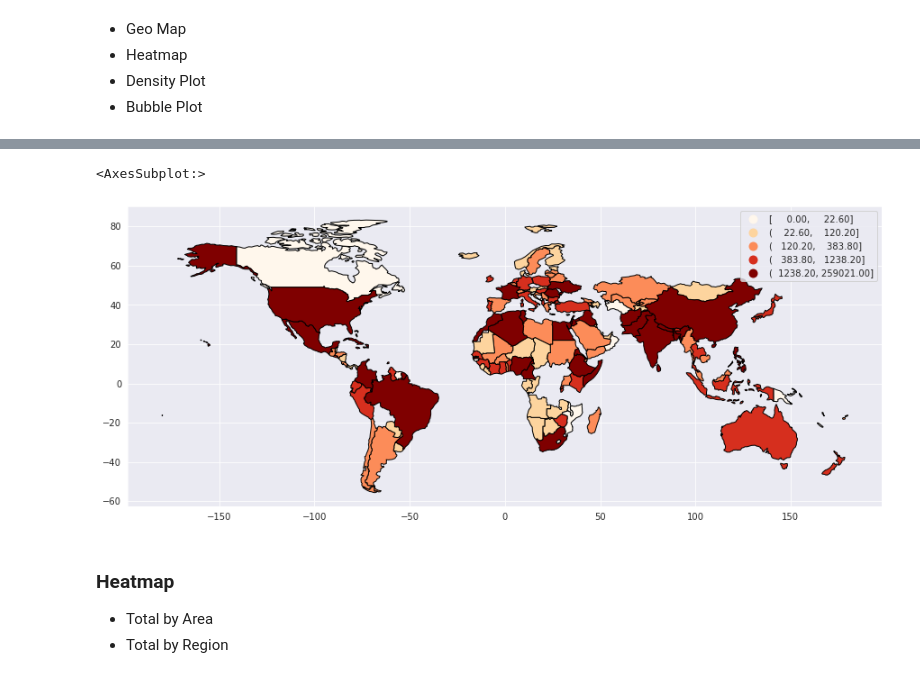
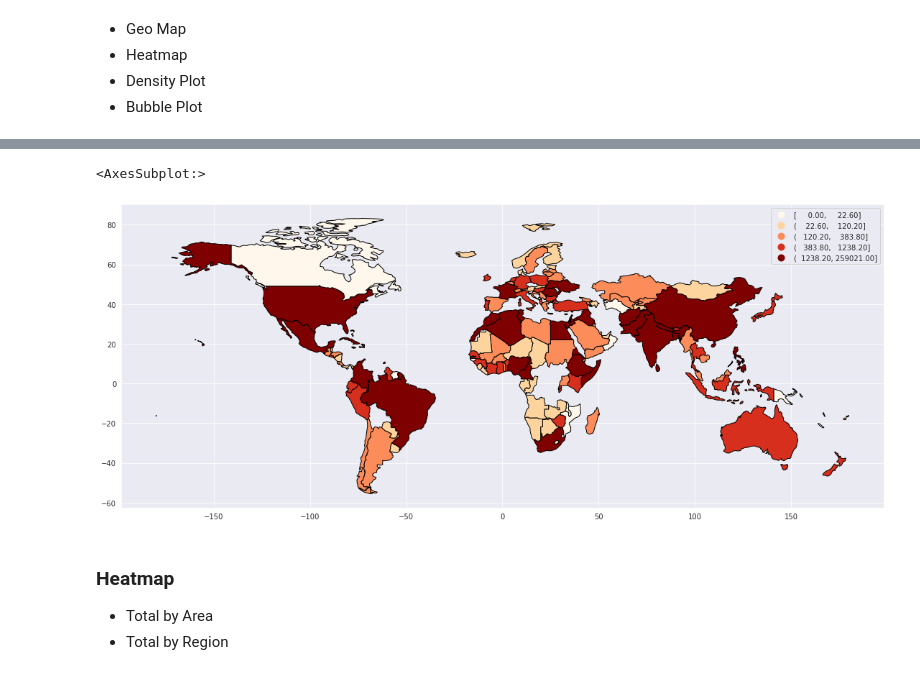
Before and after one commit to DaniloNunesMelo/Dan_Portfolio_Code, a Jupyter notebook: python-data-analysis/Inter-Migr-Flows/AppDan - Canada International Migration Flows.ipynb, the cells around one changed output, grey strips where cells are left out. Saved outputs shown, nothing was run; the diff lists cells and outputs as text; code cells hidden in the pictures.

```diff
--- a/python-data-analysis/Inter-Migr-Flows/AppDan - Canada International Migration Flows.ipynb
+++ b/python-data-analysis/Inter-Migr-Flows/AppDan - Canada International Migration Flows.ipynb
@@ -230,0 +215,10 @@ plt.tight_layout()
+# %%
+sns.set_style("darkgrid")
+f, axes = plt.subplots(1,1, figsize=(11,8))
+
+sca = sns.scatterplot(data=df_canada_migration_flow, x="DateYear", y="PeopleQtd", hue="AreaName", \
+                 size="PeopleQtd", sizes=(20, 400))
+
+plt.legend(bbox_to_anchor=(1.05, 1), loc=2, borderaxespad=0.)
+
+plt.tight_layout()
@@ -230,0 +227,10 @@ plt.tight_layout()
+# %%
+sns.set_style("darkgrid")
+f, axes = plt.subplots(1,1, figsize=(11,8))
+
+XRegName = sns.lineplot(data=df_canada_migration_flow, x="DateYear", y="PeopleQtd", hue="RegName", \
+                   markers=True, dashes=False)
+
+plt.legend(bbox_to_anchor=(1.05, 1), loc=2, borderaxespad=0.)
+
+plt.tight_layout()
@@ -230,0 +239,10 @@ plt.tight_layout()
+# %%
+sns.set_style("darkgrid")
+f, axes = plt.subplots(1,1, figsize=(12,7))
+
+XAreaName = sns.lineplot(data=df_canada_migration_flow, x="DateYear", y="PeopleQtd", hue="AreaName", \
+                   markers=True, dashes=False)
+
+plt.legend(bbox_to_anchor=(1.05, 1), loc=2, borderaxespad=0.)
+
+plt.tight_layout()
@@ -281,23 +291,23 @@ world_canada[world_canada["RegName"]=="South America"].head(50)
 # %%
 #from mpl_toolkits.axes_grid1 import make_axes_locatable
 
-fig, ax = plt.subplots(1, 1, figsize=(15,10))
+fig, ax = plt.subplots(1, 1, figsize=(19,10))
 
 #divider = make_axes_locatable(ax)
 
 #cax = divider.append_axes("right", size="5%", pad=0.1)
 
 world_canada.plot(column='PeopleQtd',
                   ax=ax,
                   edgecolor="black",
                   cmap='OrRd', scheme='quantiles',
                   legend=True,
 #                 cax=cax,
 #                  legend_kwds={'label': "Canada International Migration Flows by Country",'orientation': "horizontal"}
                  )
 # %% [output]
 <AxesSubplot:>
-[figure, old version]
+[figure, new version]
 # %% [markdown]
 ### Heatmap
 
```
Also changed, not shown: parts of 9 cells of this notebook.
